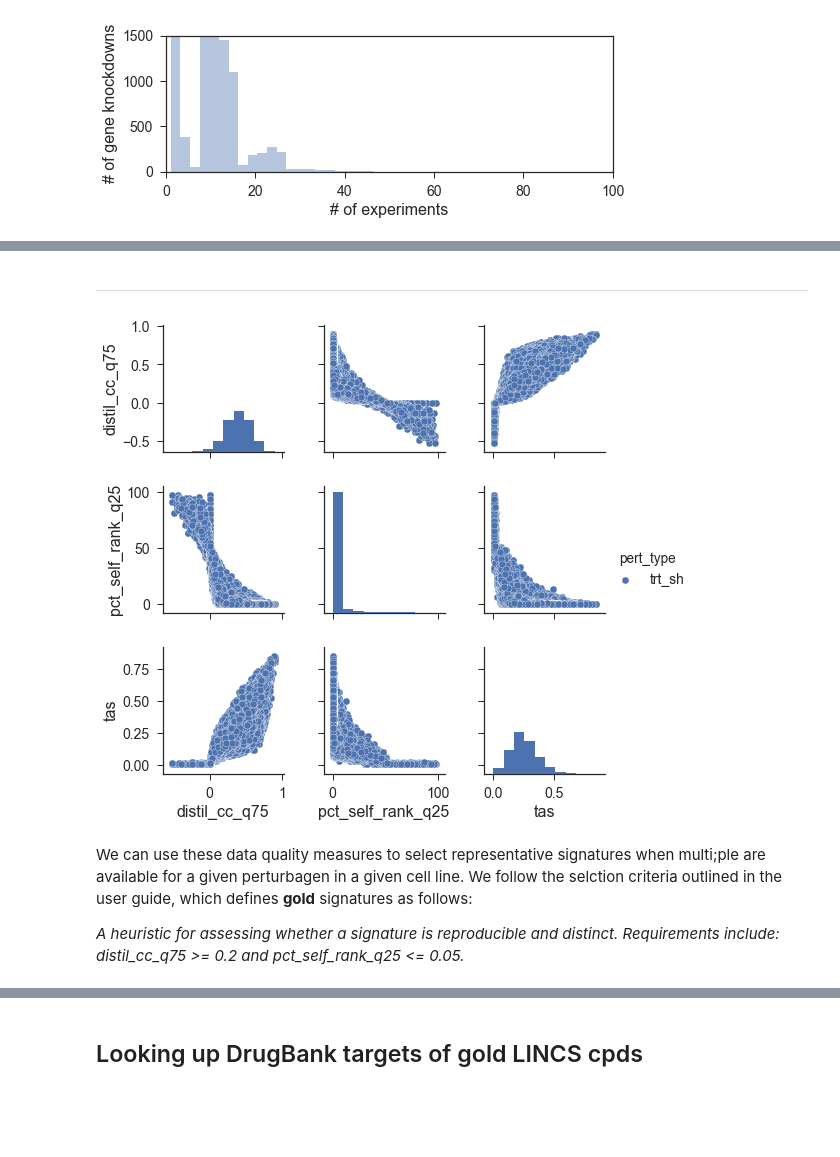
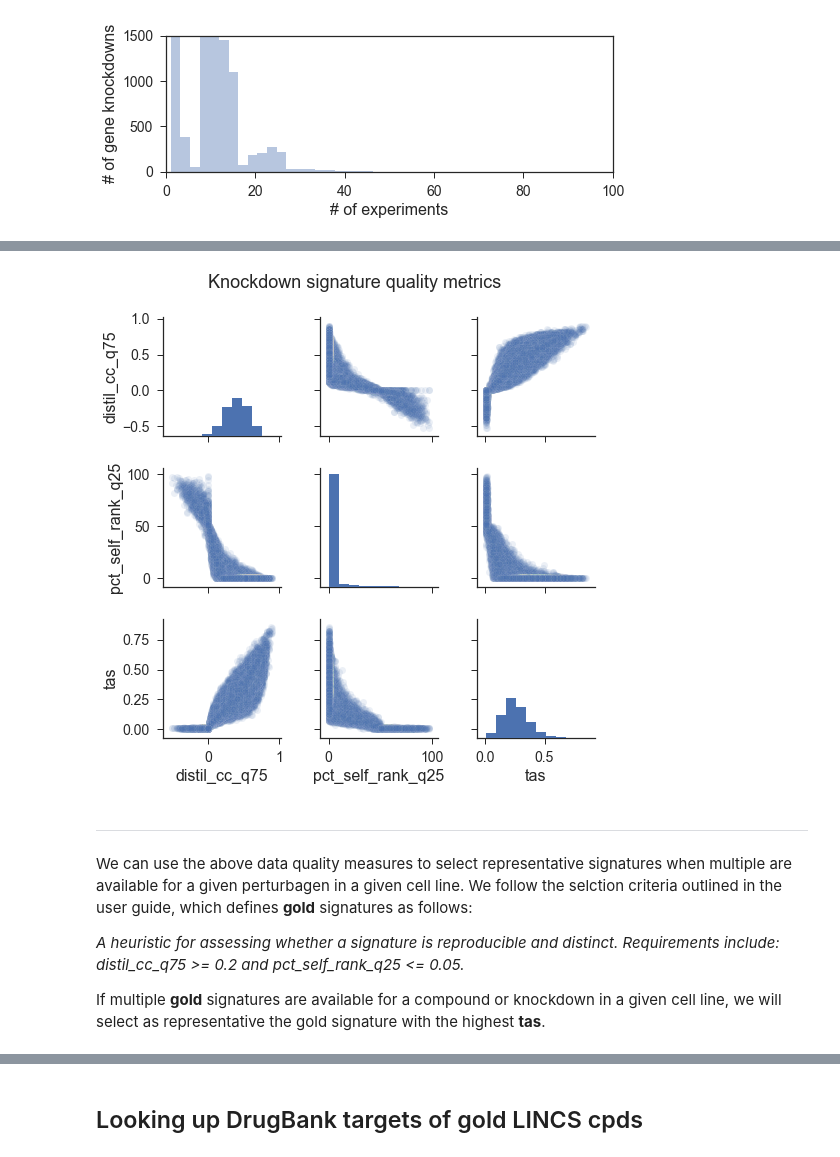
Before and after one commit to npabon/LINCS_target_prediction, a Jupyter notebook: LINCS_data_exploration.ipynb, the cells around one changed output, grey strips where cells are left out. Drawn from its saved outputs; the diff is of its cells as text; code cells hidden in the pictures; blank space fills up the shorter version.

```diff
--- a/LINCS_data_exploration.ipynb
+++ b/LINCS_data_exploration.ipynb
@@ -122,13 +124,17 @@ plt.show()
+# %%
+# knockdown treatment experiments
+kd_sig_quality_info = sig_quality_info[sig_quality_info.pert_type == 'trt_sh']
+g = sns.pairplot(kd_sig_quality_info,  plot_kws={'alpha': 0.1})
+plt.subplots_adjust(top=0.9)
+g.fig.suptitle('Knockdown signature quality metrics')
+plt.show()
+# %% [output]
+[figure, added]
 # %% [markdown]
 ___
-# %%
-# knockdown experiments
-kd_sig_quality_info = sig_quality_info[sig_quality_info.pert_type == 'trt_sh']
-sns.pairplot(kd_sig_quality_info, hue='pert_type')
-plt.show()
-# %% [output]
-[figure, removed]
 # %% [markdown]
-We can use these data quality measures to select representative signatures when multi;ple are available for a given perturbagen in a given cell line. We follow the selction criteria outlined in the user guide, which defines **gold** signatures as follows:
+We can use the above data quality measures to select representative signatures when multiple are available for a given perturbagen in a given cell line. We follow the selction criteria outlined in the user guide, which defines **gold** signatures as follows:
 
 *A heuristic for assessing whether a signature is reproducible and distinct. Requirements include: distil_cc_q75 >= 0.2 and pct_self_rank_q25 <= 0.05.*
+
+If multiple **gold** signatures are available for a compound or knockdown in a given cell line, we will select as representative the gold signature with the highest **tas**.
```
Also changed, not shown: parts of 12 cells of this notebook, 1 other file.
